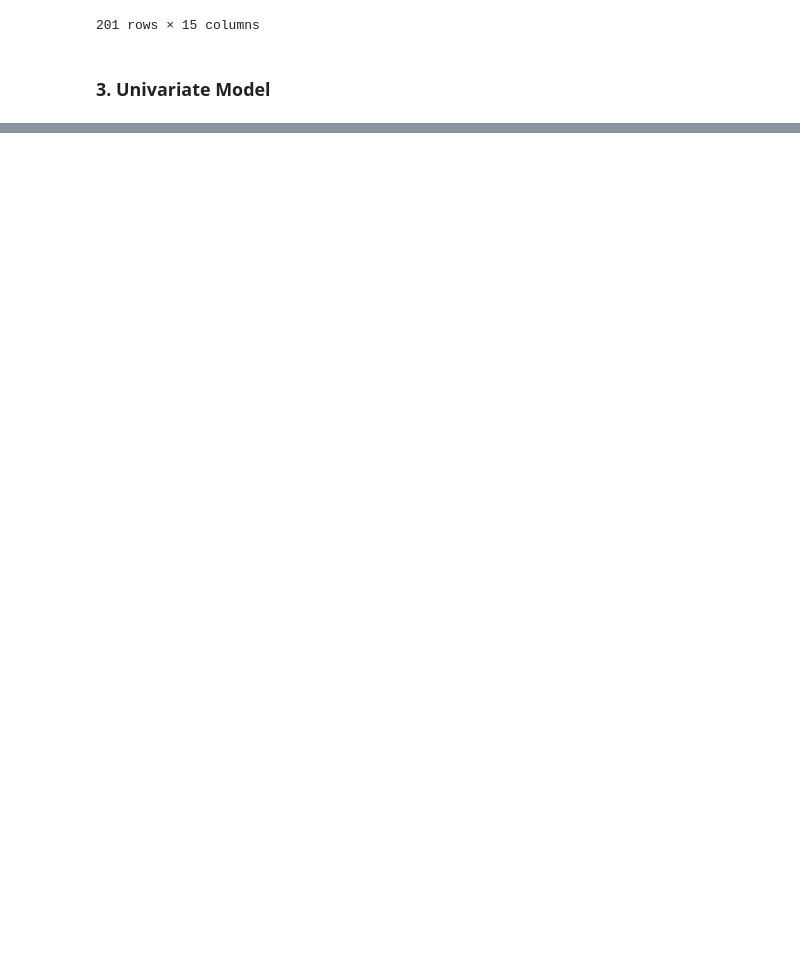
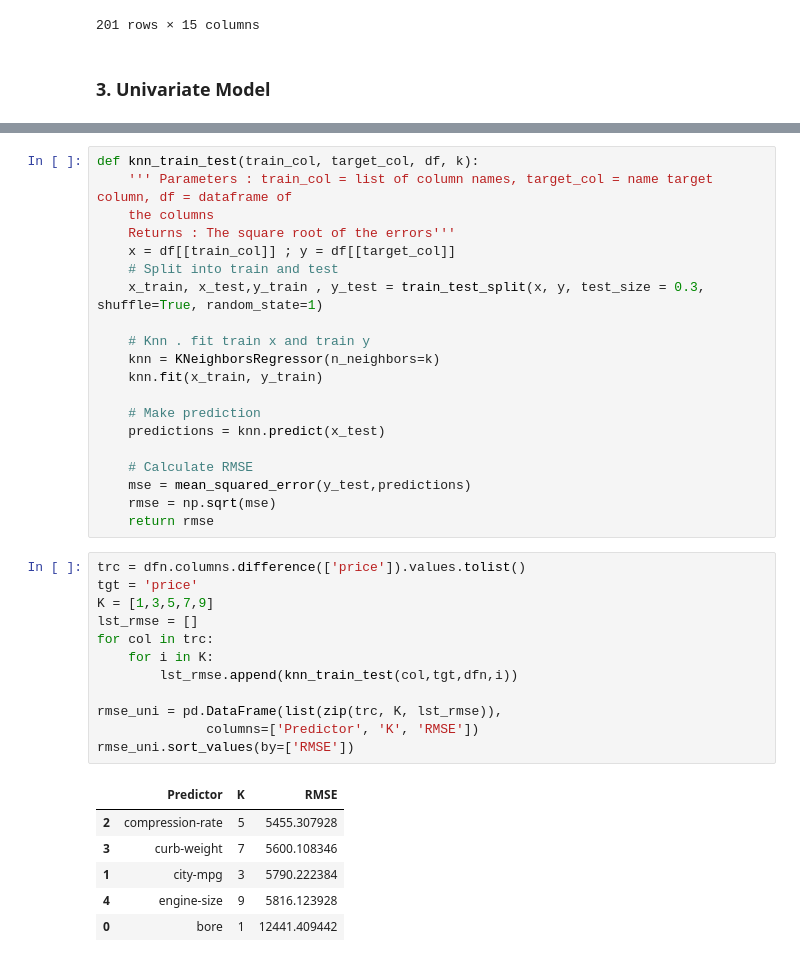
Before and after one commit to PaulineMalaguti/Dataquest, a Jupyter notebook: Python/Prediction Car Sales Price/Predicting_Car_Prices.ipynb, the cells around one changed output, grey strips where cells are left out. Saved outputs shown, nothing was run; the diff lists cells and outputs as text; blank space fills up the shorter version.

```diff
--- a/Python/Prediction Car Sales Price/Predicting_Car_Prices.ipynb
+++ b/Python/Prediction Car Sales Price/Predicting_Car_Prices.ipynb
@@ -198,0 +218,39 @@ knn_train_test(trc,tgt,dfn)
+# %%
+def knn_train_test(train_col, target_col, df, k):
+    ''' Parameters : train_col = list of column names, target_col = name target column, df = dataframe of
+    the columns
+    Returns : The square root of the errors'''
+    x = df[[train_col]] ; y = df[[target_col]]
+    # Split into train and test
+    x_train, x_test,y_train , y_test = train_test_split(x, y, test_size = 0.3, shuffle=True, random_state=1)
+
+    # Knn . fit train x and train y
+    knn = KNeighborsRegressor(n_neighbors=k)
+    knn.fit(x_train, y_train)
+
+    # Make prediction
+    predictions = knn.predict(x_test)
+
+    # Calculate RMSE
+    mse = mean_squared_error(y_test,predictions)
+    rmse = np.sqrt(mse)
+    return rmse
+# %%
+trc = dfn.columns.difference(['price']).values.tolist()
+tgt = 'price'
+K = [1,3,5,7,9]
+lst_rmse = []
+for col in trc:
+    for i in K:
+        lst_rmse.append(knn_train_test(col,tgt,dfn,i))
+
+rmse_uni = pd.DataFrame(list(zip(trc, K, lst_rmse)),
+              columns=['Predictor', 'K', 'RMSE'])
+rmse_uni.sort_values(by=['RMSE'])
+# %% [output]
+|  | Predictor | K | RMSE |
+| 2 | compression-rate | 5 | 5455.307928 |
+| 3 | curb-weight | 7 | 5600.108346 |
+| 1 | city-mpg | 3 | 5790.222384 |
+| 4 | engine-size | 9 | 5816.123928 |
+| 0 | bore | 1 | 12441.409442 |
```
Also changed, not shown: parts of 2 cells of this notebook.
